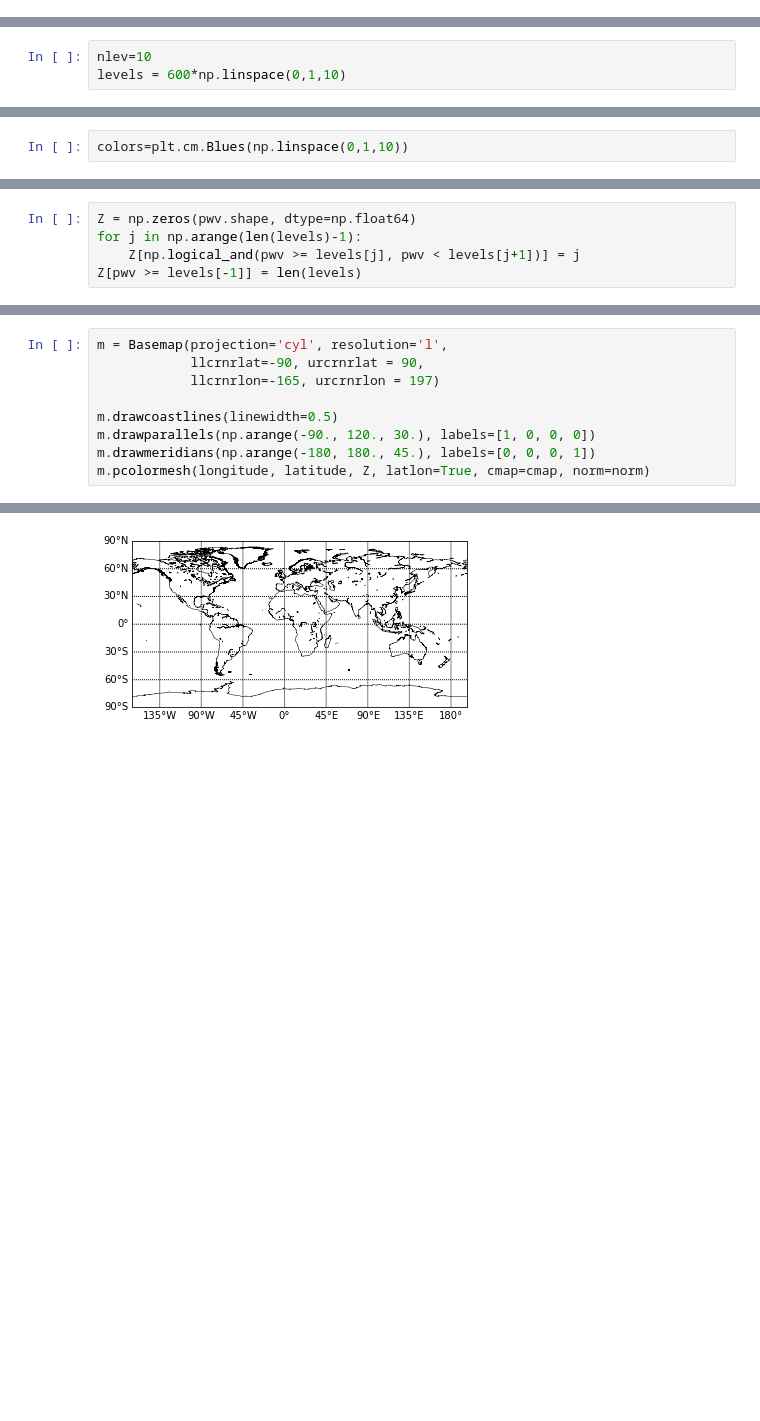
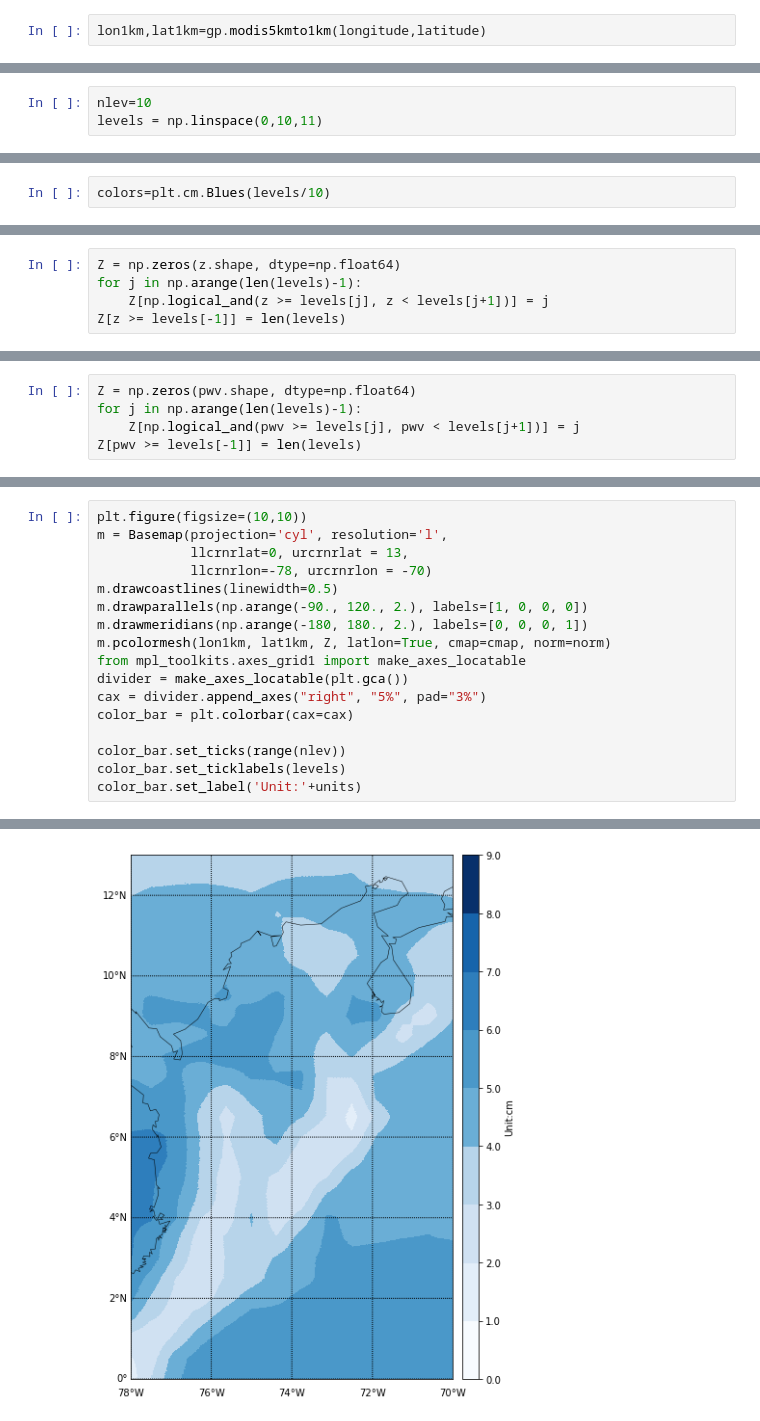
Before and after one commit to saint-germain/HDFnb, a Jupyter notebook: MOD21_PWV.ipynb, the cells around one changed output, grey strips where cells are left out. Cells and saved outputs as stored; diff of their text form; blank space fills up the shorter version.

```diff
--- a/MOD21_PWV.ipynb
+++ b/MOD21_PWV.ipynb
@@ -84,0 +104,2 @@ longitude=hdf.select('Longitude')[:]
+# %%
+lon1km,lat1km=gp.modis5kmto1km(longitude,latitude)
@@ -85,3 +110,3 @@ longitude=hdf.select('Longitude')[:]
 # %%
 nlev=10
-levels = 600*np.linspace(0,1,10)
+levels = np.linspace(0,10,11)
@@ -88,5 +117,5 @@ levels = 600*np.linspace(0,1,10)
 # %%
-colors=plt.cm.Blues(np.linspace(0,1,10))
+colors=plt.cm.Blues(levels/10)
 # %%
 cmap = mpl.colors.ListedColormap(colors)
 # %%
@@ -102,0 +128,5 @@ pwv.shape
+# %%
+Z = np.zeros(z.shape, dtype=np.float64)
+for j in np.arange(len(levels)-1):
+    Z[np.logical_and(z >= levels[j], z < levels[j+1])] = j
+Z[z >= levels[-1]] = len(levels)
@@ -118,12 +232,20 @@ array([[ 10.,  10.,  10., ...,  10.,  10.,  10.],
 # %%
+plt.figure(figsize=(10,10))
 m = Basemap(projection='cyl', resolution='l',
-            llcrnrlat=-90, urcrnrlat = 90,
-            llcrnrlon=-165, urcrnrlon = 197)
+            llcrnrlat=0, urcrnrlat = 13,
+            llcrnrlon=-78, urcrnrlon = -70)
+m.drawcoastlines(linewidth=0.5)
+m.drawparallels(np.arange(-90., 120., 2.), labels=[1, 0, 0, 0])
+m.drawmeridians(np.arange(-180, 180., 2.), labels=[0, 0, 0, 1])
+m.pcolormesh(lon1km, lat1km, Z, latlon=True, cmap=cmap, norm=norm)
+from mpl_toolkits.axes_grid1 import make_axes_locatable
+divider = make_axes_locatable(plt.gca())
+cax = divider.append_axes("right", "5%", pad="3%")
+color_bar = plt.colorbar(cax=cax)
 
-m.drawcoastlines(linewidth=0.5)
-m.drawparallels(np.arange(-90., 120., 30.), labels=[1, 0, 0, 0])
-m.drawmeridians(np.arange(-180, 180., 45.), labels=[0, 0, 0, 1])
-m.pcolormesh(longitude, latitude, Z, latlon=True, cmap=cmap, norm=norm)
+color_bar.set_ticks(range(nlev))
+color_bar.set_ticklabels(levels)
+color_bar.set_label('Unit:'+units)
 # %% [output]
     for more details.
   ax.hold(b)
@@ -131 +252 @@ TypeError: Dimensions of C (2030, 1354) are incompatible with X (271) and/or Y (
-[figure, old version]
+[figure, new version]
```
Also changed, not shown: parts of 30 cells of this notebook.
